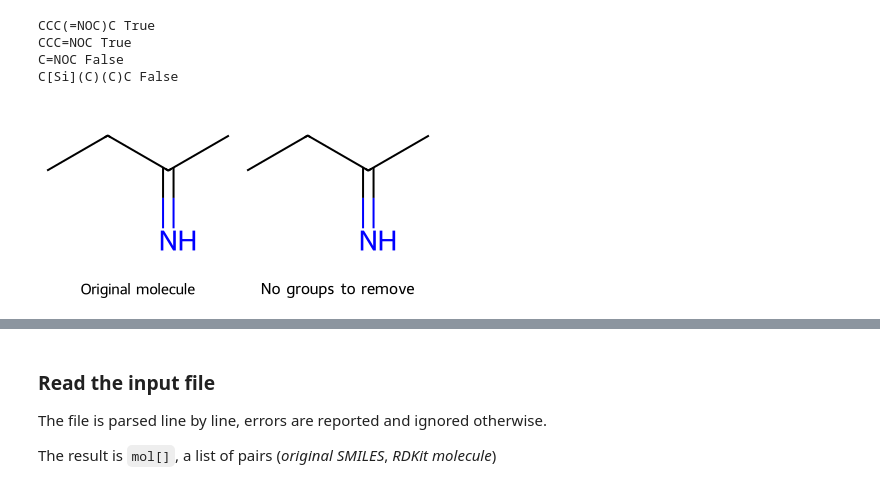
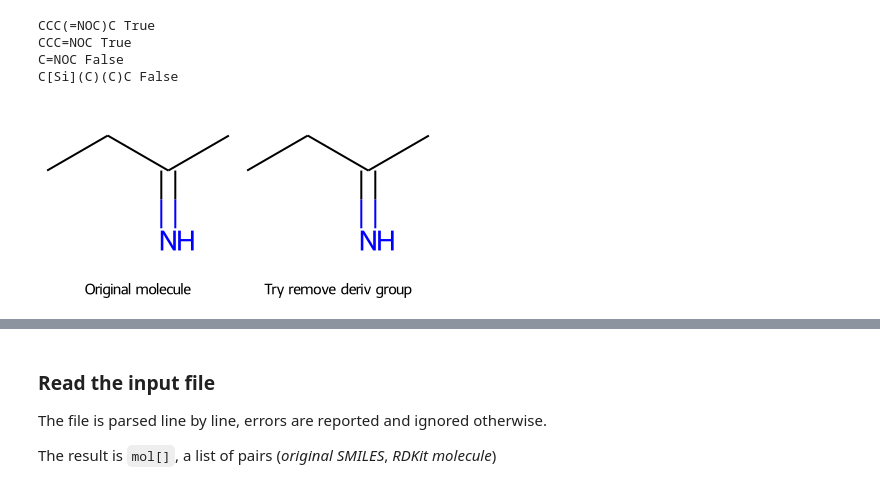
Before and after one commit to maximskorik/gc_derivatization, a Jupyter notebook: example/derivatization.ipynb, the cells around one changed output, grey strips where cells are left out. Cells and saved outputs as stored; diff of their text form; code cells hidden in the pictures.

```diff
--- a/example/derivatization.ipynb
+++ b/example/derivatization.ipynb
@@ -57,13 +57,13 @@ C[Si](C)(C)C False
 # %%
 smiles = 'CCC(=N)C'
 ShowMols(
     [
         mol := Chem.MolFromSmiles(smiles),
         remove_derivatization_groups(mol=mol)
     ],
-    legends=['Original molecule', 'No groups to remove'])
+    legends=['Original molecule', 'Try remove deriv group'])
 # %% [output]
-[figure, old version]
+[figure, new version]
 # %%
 smiles = 'CCC=NOC'
 ShowMols(
```
Also changed, not shown: parts of 10 cells of this notebook, 1 other file.
